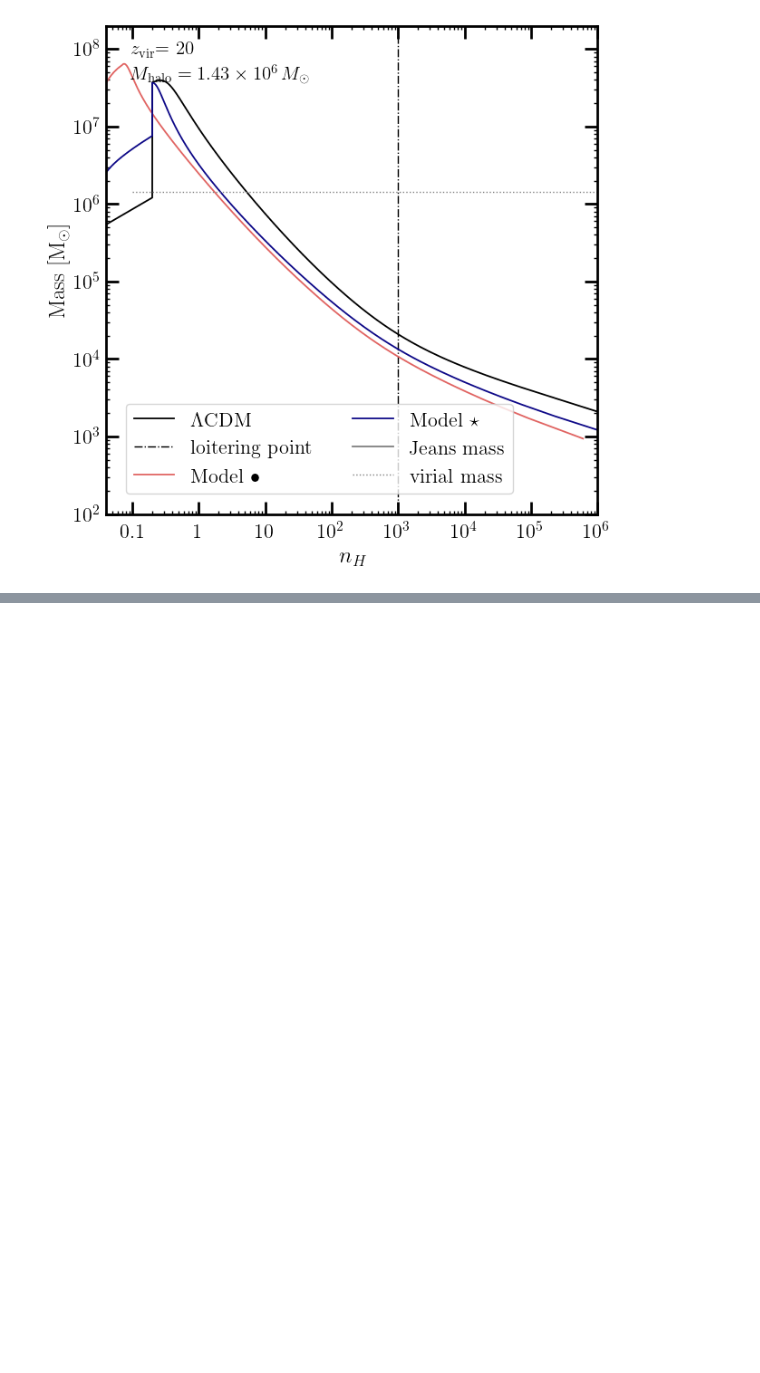
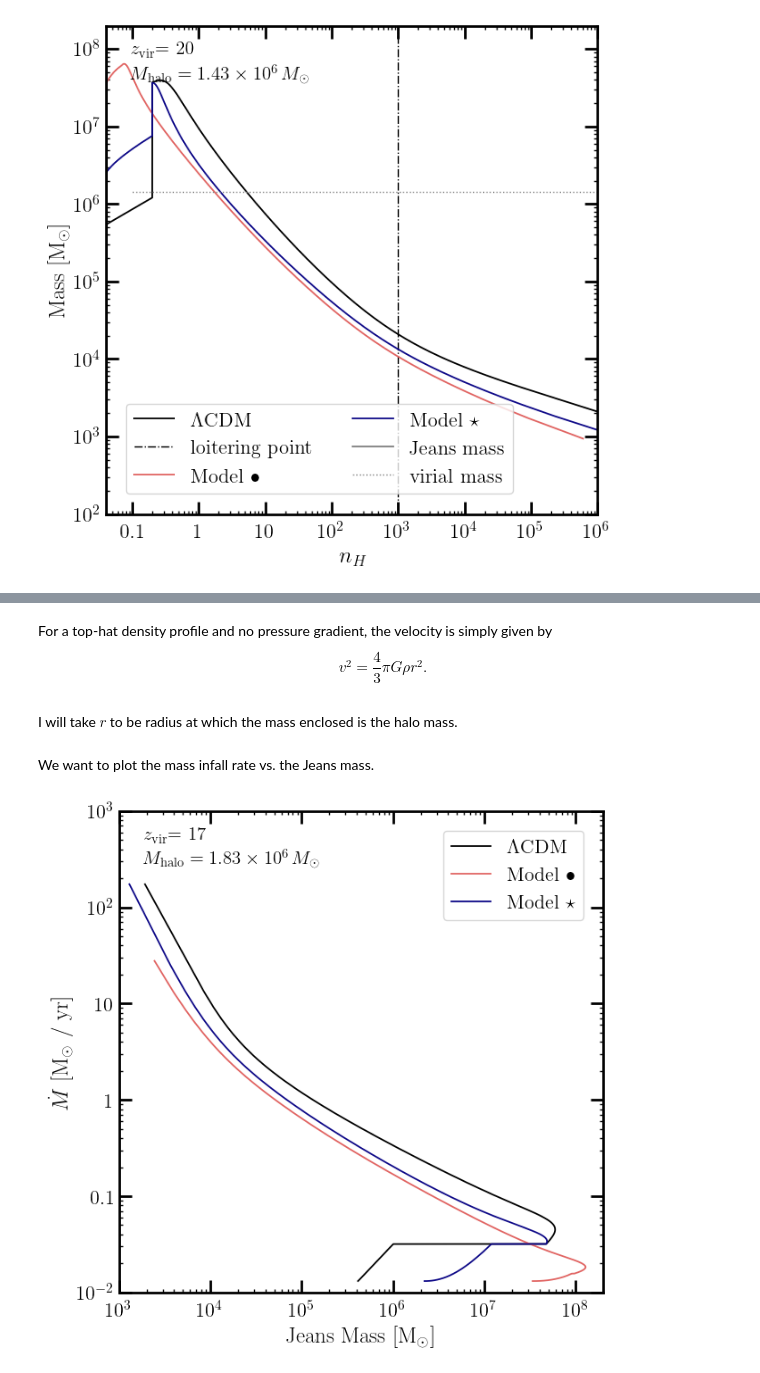
Before and after one commit to wenzerq/DarkHistory, a Jupyter notebook: H2_cooling/DCBH.ipynb, the cells around one changed output, grey strips where cells are left out. Drawn from its saved outputs; the diff is of its cells as text; code cells hidden in the pictures; blank space fills up the shorter version.

```diff
--- a/H2_cooling/DCBH.ipynb
+++ b/H2_cooling/DCBH.ipynb
@@ -640,0 +644,62 @@ plt.show()
+# %%
+def dMdt(r, rho, v):
+    # r in cm, rho in eV / cm^3, v in cm / s
+    # return dM/dt in Msun / s
+    return 4 * np.pi * r**2 * rho * v * g_per_eV / g_per_Msun
+# %% [markdown]
+For a top-hat density profile and no pressure gradient, the velocity is simply given by
+$$v^2 = \frac43 \pi G \rho r^2.$$
+# %%
+def v_tophat(r, rho):
+    # r is in cm, rho in eV / cm^3
+    # return v in cm/s
+    return np.sqrt(
+        4 * np.pi * phys.G * rho * r**2 / 3
+        * g_per_eV
+    )
+# %% [markdown]
+I will take $r$ to be radius at which the mass enclosed is the halo mass.
+# %%
+def r_tophat(M, rho):
+    # M is in solar masses and rho in eV/cm**3
+    # return r in units of cm
+    rho_conv = rho * g_per_eV / g_per_Msun
+    return (3* M/rho_conv /4/np.pi)**(1/3)
+# %% [markdown]
+We want to plot the mass infall rate vs. the Jeans mass.
+# %%
+# Accretion history
+
+%autoreload
+plt.figure(figsize=(7,7))
+ax = plt.gca()
+plt.loglog()
+
+mu = 0.6
+for key in DH_data.keys():
+    temp = halo_data[key]['full']['y'][2] # eV
+    rho = halo_data[key]['full']['y'][3] * phys.mp * mu # eV / cm^3
+
+    r_list = r_tophat(M_halo, rho) # cm
+    v_list = v_tophat(r_list, rho) # cm / s
+    dMdt_list = dMdt(r_list, rho, v_list) * 3600 * 24 * 365 # Msun / yr
+    MJ_list = Jeans_mass(temp, rho) # Msun
+
+    nH = halo_data[key]['full']['y'][3]
+    ind_min = np.argmin(nH)
+
+    # Plot relevant mass scales
+    plt.plot(MJ_list[ind_min:], dMdt_list[ind_min:], linewidth=1.3, color=color_dict[key], label=label_dict[key])
+
+plt.axis([1e3, 2e8, 1e-2, 1e3])
+
+plt.legend(loc='best')
+plt.xlabel(r'Jeans Mass [M$_\odot$]')
+plt.ylabel(r'$\dot{M}$ [M$_\odot$ / yr]')
+plt.text(0.05, 0.94, r"$z_\mathrm{vir}$"+f"= {rs_vir:.0f}", fontsize=15, transform = ax.transAxes)
+plt.text(0.05, 0.89, r"$M_\mathrm{halo} = 1.83 \times 10^6 \, M_\odot$", fontsize=15, transform = ax.transAxes)
+
+# plt.savefig(fig_dir+f'LW_halo_evol_zvir{rs_vir:.0f}_M{M_halo:.2E}_{key}.pdf')
+plt.show()
+# %% [output]
+[figure, added]
```
Also changed, not shown: parts of 9 cells of this notebook.
